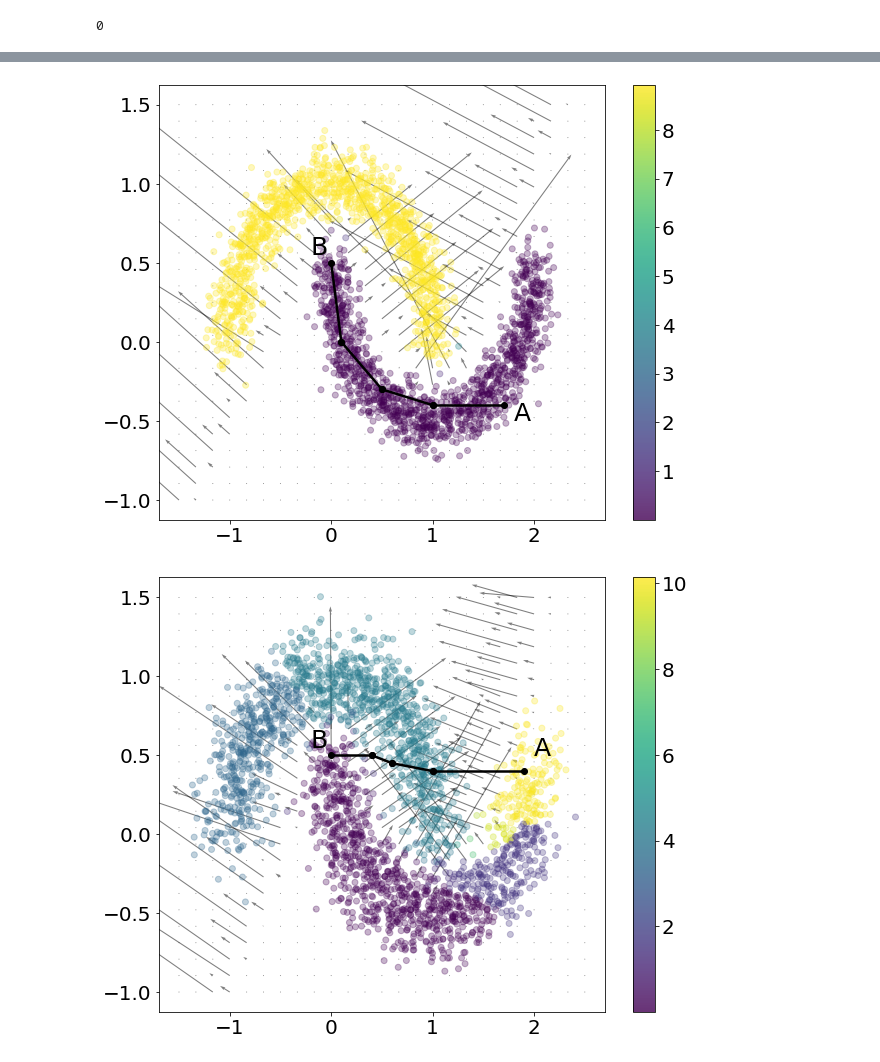
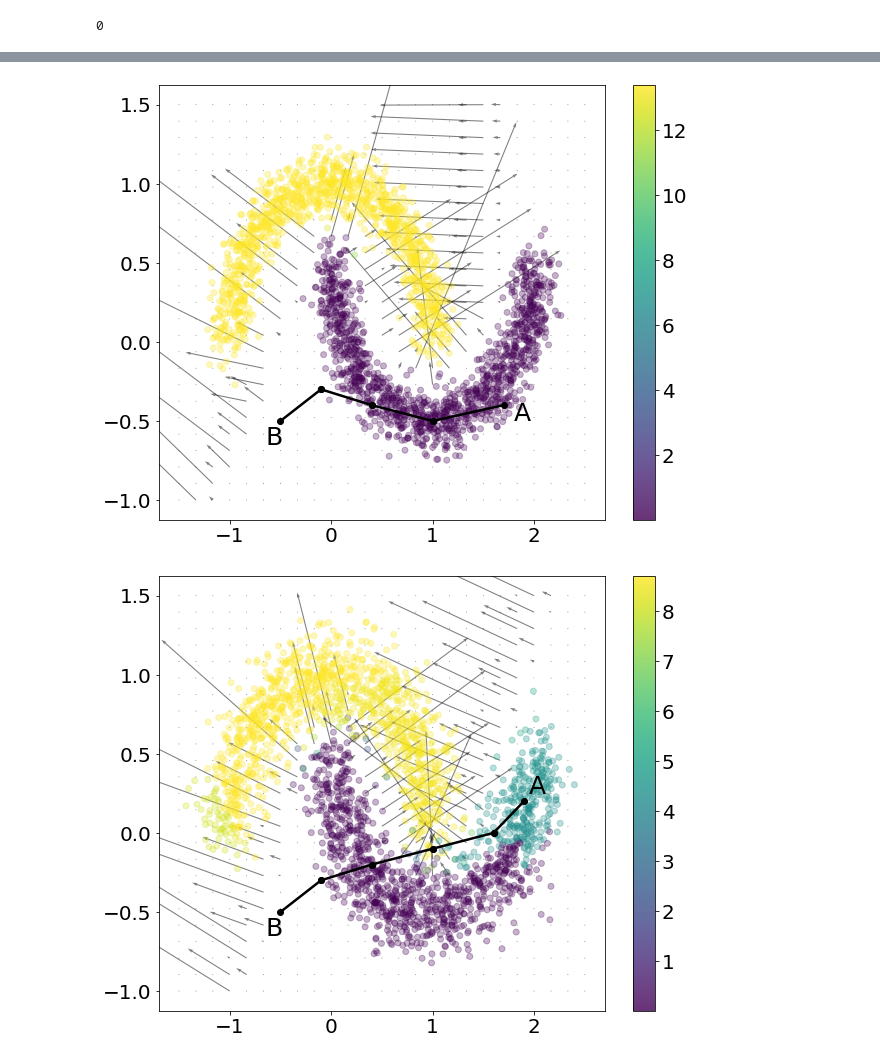
Before and after one commit to josephenguehard/time_interpret, a Jupyter notebook: examples/Test.ipynb, the cells around one changed output, grey strips where cells are left out. Drawn from its saved outputs; the diff is of its cells as text; code cells hidden in the pictures.

```diff
--- a/examples/Test.ipynb
+++ b/examples/Test.ipynb
@@ -271,8 +271,8 @@ plt.scatter(x_test[:, 0], x_test[:, 1], c=th.cat(pred).argmax(-1), cmap=cm_brigh
 ig = IntegratedGradients(net)
 # %%
 baselines = th.zeros_like(x_test)
-baselines[:, 0] = 0.
-baselines[:, 1] = 0.5
+baselines[:, 0] = -0.5
+baselines[:, 1] = -0.5
 # %%
 attr_ig = ig.attribute(
     x_test,
@@ -294,7 +294,7 @@ for target in range(2):
         x_test[y_test == target],
         target=target,
         baselines=baselines[y_test == target],
-        n_neighbors=5,
+        n_neighbors=15,
         internal_batch_size=200,
     ).float()
 
@@ -1208,13 +1199,13 @@ quiver = plt.quiver(x.detach(), y.detach(), x.grad, y.grad, color="black", alpha
 
 scatter = plt.scatter(x_test[:, 0], x_test[:, 1], c=attr_gig.abs().sum(-1), alpha=.3)
 
-plt.plot([0., 0.1], [0.5, 0.], color='black', marker='o', linewidth=2.5)
-plt.plot([0.1, 0.5], [0., -0.3], color='black', marker='o', linewidth=2.5)
-plt.plot([0.5, 1.], [-0.3, -0.4], color='black', marker='o', linewidth=2.5)
-plt.plot([1., 1.7], [-0.4, -0.4], color='black', marker='o', linewidth=2.5)
+plt.plot([-0.5, -0.1], [-0.5, -0.3], color='black', marker='o', linewidth=2.5)
+plt.plot([-0.1, 0.4], [-0.3, -0.4], color='black', marker='o', linewidth=2.5)
+plt.plot([0.4, 1.], [-0.4, -0.5], color='black', marker='o', linewidth=2.5)
+plt.plot([1., 1.7], [-0.5, -0.4], color='black', marker='o', linewidth=2.5)
 
 plt.text(1.8, -0.5, "A", fontsize=25)
-plt.text(-0.2, 0.55, "B", fontsize=25)
+plt.text(-0.65, -0.65, "B", fontsize=25)
 
 cbar = plt.colorbar(scatter)
 cbar.set_alpha(.8)
@@ -1223,39 +1214,40 @@ cbar.ax.tick_params(labelsize=20)
 # plt.quiverkey(quiver, 2.4, -1.0, -2, 'gradients', coordinates='data')
 plt.savefig("geodesic_ig.pdf")
 # %% [output]
-[figure, old version]
+[figure, new version]
 # %%
 # create meshgrid
 n = 25
 a = th.linspace(-1.5, 2.5,  n)
 b = th.linspace(-1., 1.5, n)
 x = a.repeat(n)
 y = b.repeat(n, 1).t().contiguous().view(-1)
 
 x.requires_grad = True
 y.requires_grad=True
 z = net(th.stack([x, y], dim=-1)).softmax(-1)[:, 0]
 # this line will compute the gradients
 th.autograd.backward([z], [th.ones(x.size()), th.ones(y.size())])
 
 # detach to plot
 quiver = plt.quiver(x.detach(), y.detach(), x.grad, y.grad, color="black", alpha=.5)
 
 scatter = plt.scatter(x_test[:, 0], x_test[:, 1], c=attr_enh.abs().sum(-1), alpha=.3)
 
-plt.plot([0., 0.4], [0.5, 0.5], color='black', marker='o', linewidth=2.5)
-plt.plot([0.4, 0.6], [0.5, 0.45], color='black', marker='o', linewidth=2.5)
-plt.plot([0.6, 1.], [0.45, 0.4], color='black', marker='o', linewidth=2.5)
-plt.plot([1., 1.9], [0.4, 0.4], color='black', marker='o', linewidth=2.5)
+plt.plot([-0.5, -0.1], [-0.5, -0.3], color='black', marker='o', linewidth=2.5)
+plt.plot([-0.1, 0.4], [-0.3, -0.2], color='black', marker='o', linewidth=2.5)
+plt.plot([0.4, 1.], [-0.2, -0.1], color='black', marker='o', linewidth=2.5)
+plt.plot([1., 1.6], [-0.1, 0.0], color='black', marker='o', linewidth=2.5)
+plt.plot([1.6, 1.9], [0.0, 0.2], color='black', marker='o', linewidth=2.5)
 
-plt.text(2., 0.5, "A", fontsize=25)
-plt.text(-0.2, 0.55, "B", fontsize=25)
+plt.text(1.95, 0.25, "A", fontsize=25)
+plt.text(-0.65, -0.65, "B", fontsize=25)
 
 cbar = plt.colorbar(scatter)
 cbar.set_alpha(.8)
 cbar.draw_all()
 cbar.ax.tick_params(labelsize=20)
 # plt.quiverkey(quiver, 2.4, -1.0, -2, 'gradients', coordinates='data')
 plt.savefig("enhanced_ig.pdf")
 # %% [output]
-[figure, old version]
+[figure, new version]
```
Also changed, not shown: parts of 33 cells of this notebook, 1 other file.
